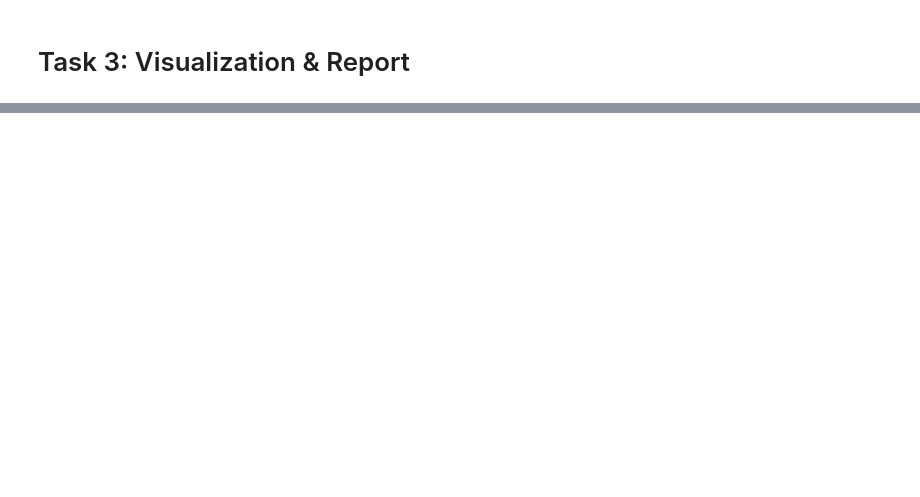
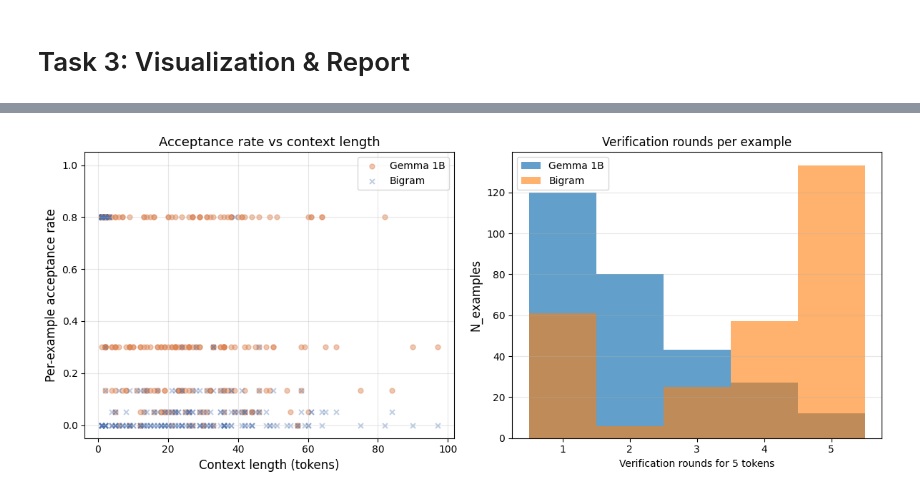
Before and after one commit to quantumFeline/nlp-hw1, a Jupyter notebook: NLP_HW1_Speculative_Decoding.ipynb, the cells around one changed output, grey strips where cells are left out. Drawn from its saved outputs; the diff is of its cells as text; code cells hidden in the pictures; blank space fills up the shorter version.

```diff
--- a/NLP_HW1_Speculative_Decoding.ipynb
+++ b/NLP_HW1_Speculative_Decoding.ipynb
@@ -398,0 +463,10 @@ Your summary should include at least two informative plots. For example you may
+# %%
+# Per-example
+context_lens = []
+for test in test_ds[::10]:
+    clen = len(test) // 5
+    if clen > 0:
+        context_lens.append(clen)
+
+gemma_per_acc  = [s['total_accepted'] / s['total_proposed'] for s in wikitext_stats]
+bigram_per_acc = [s['total_accepted'] / s['total_proposed'] for s in bigram_stats]
@@ -398,0 +509,36 @@ Your summary should include at least two informative plots. For example you may
+# %%
+fig, (ax3, ax4) = plt.subplots(1, 2, figsize=(12, 5))
+
+# Scatter: context length vs per-example acceptance rate
+ax3.scatter(context_lens, gemma_per_acc,  alpha=0.45, s=25,
+            color='#DD8452', label='Gemma 1B')
+ax3.scatter(context_lens, bigram_per_acc, alpha=0.35, s=25,
+            color='#4C72B0', label='Bigram', marker='x')
+
+# Trend line for Gemma
+z = np.polyfit(context_lens, gemma_per_acc, 1)
+x_fit = np.linspace(min(context_lens), max(context_lens), 200)
+ax3.set_xlabel('Context length (tokens)', fontsize=12)
+ax3.set_ylabel('Per-example acceptance rate', fontsize=12)
+ax3.set_title('Acceptance rate vs context length', fontsize=13)
+ax3.set_ylim(-0.05, 1.05)
+ax3.legend(fontsize=10)
+ax3.grid(alpha=0.3)
+
+# verification rounds per example
+gemma_rounds  = [s['n_verification_rounds'] for s in wikitext_stats]
+bigram_rounds = [s['n_verification_rounds'] for s in bigram_stats]
+max_rounds = max(max(gemma_rounds), max(bigram_rounds))
+bins = np.arange(0.5, max_rounds + 1.5, 1)
+ax4.hist(gemma_rounds,  bins=bins, alpha=0.7, label='Gemma 1B')
+ax4.hist(bigram_rounds, bins=bins, alpha=0.6, label='Bigram')
+ax4.set_xlabel('Verification rounds for 5 tokens')
+ax4.set_ylabel('N_examples', fontsize=12)
+ax4.set_title('Verification rounds per example')
+ax4.set_xticks(range(1, max_rounds + 1))
+ax4.legend(fontsize=10)
+ax4.grid(axis='y', alpha=0.3)
+plt.tight_layout()
+plt.show()
+# %% [output]
+[figure, added]
```
Also changed, not shown: parts of 16 cells of this notebook.
